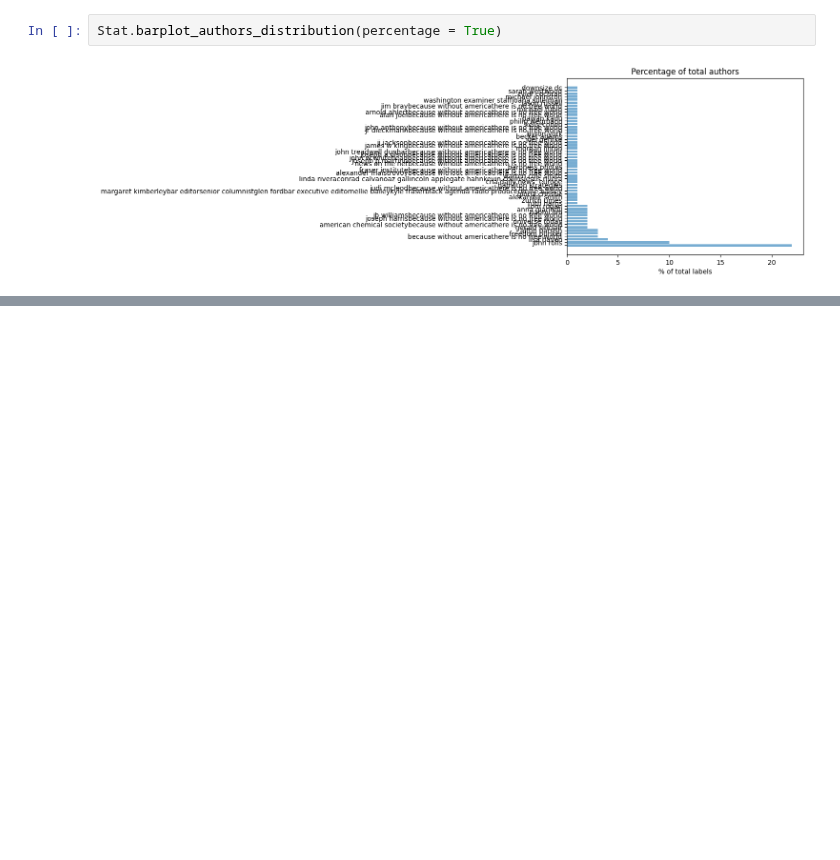
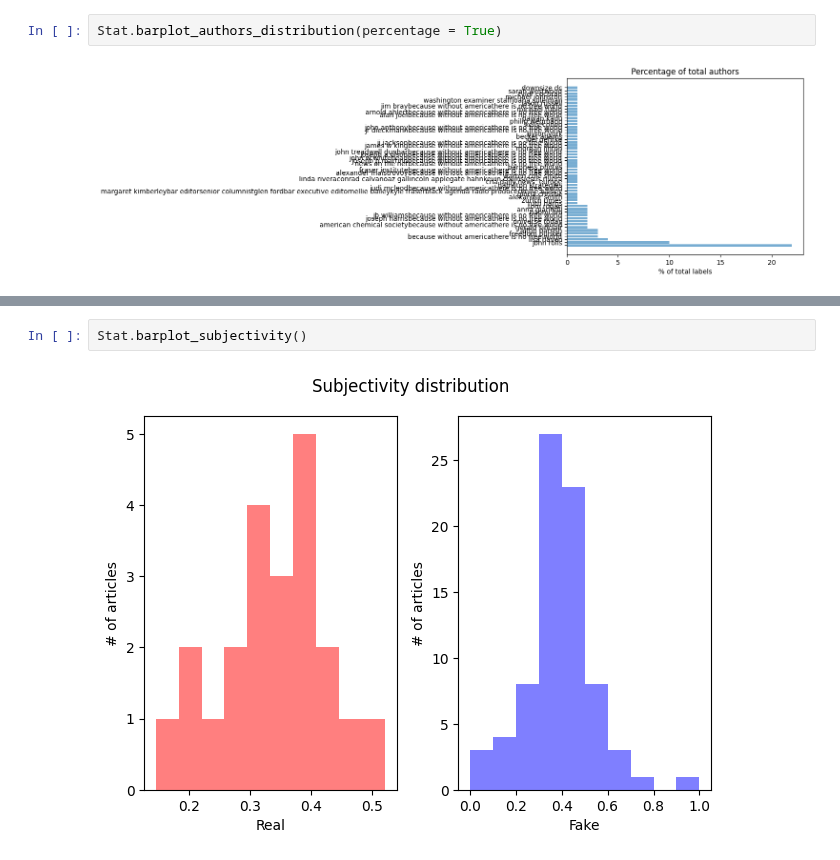
Before and after one commit to henrikdchristensen/DIKU-DS-Exam-FakeNewsDetection, a Jupyter notebook: src/bookhc.ipynb, the cells around one changed output, grey strips where cells are left out. Drawn from its saved outputs; the diff is of its cells as text; blank space fills up the shorter version.

```diff
--- a/src/bookhc.ipynb
+++ b/src/bookhc.ipynb
@@ -74,0 +87,4 @@ Stat.barplot_pos_vs_neg_in_real(nwords=20, binary_label="binary_label", percenta
+# %%
+Stat.barplot_subjectivity()
+# %% [output]
+[figure, added]
```
Also changed, not shown: parts of 8 cells of this notebook, 2 other files.
